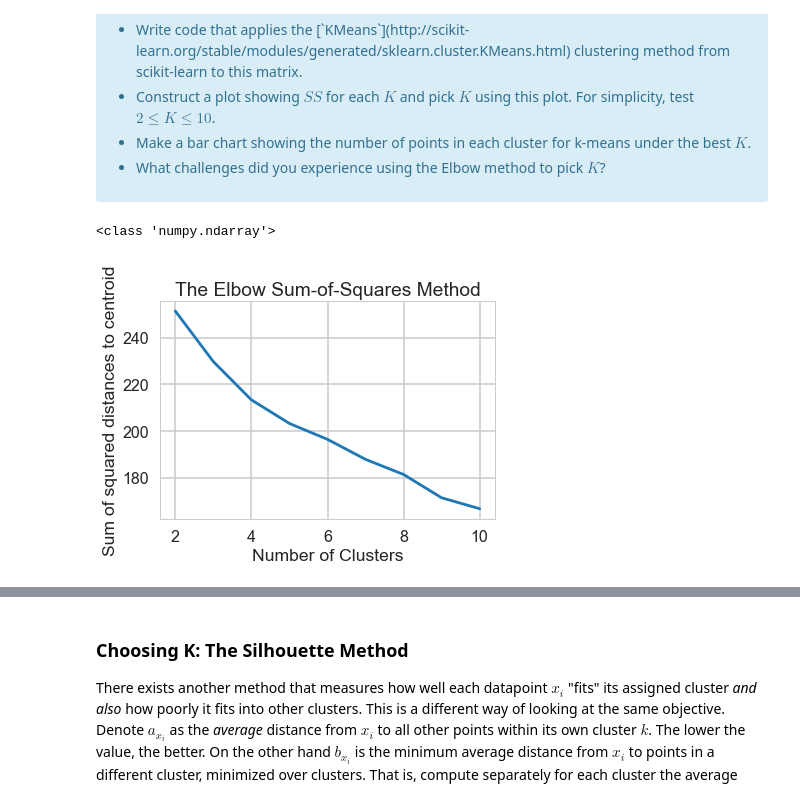
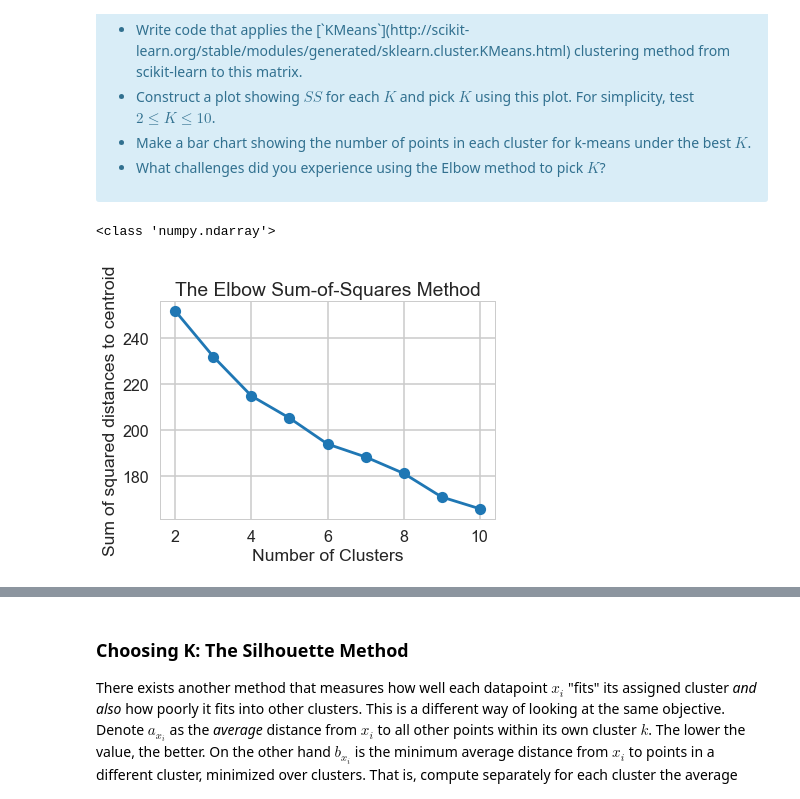
Before and after one commit to harsha-nilakantan/Springboard, a Jupyter notebook: 8.5 Introduction to Unsupervised Learning- Project/Customer Segmentation Using Clustering - Instructions and Exercise/Mini_Project_Clustering.ipynb, the cells around one changed output, grey strips where cells are left out. Drawn from its saved outputs; the diff is of its cells as text; code cells hidden in the pictures.

```diff
--- a/8.5 Introduction to Unsupervised Learning- Project/Customer Segmentation Using Clustering - Instructions and Exercise/Mini_Project_Clustering.ipynb
+++ b/8.5 Introduction to Unsupervised Learning- Project/Customer Segmentation Using Clustering - Instructions and Exercise/Mini_Project_Clustering.ipynb
@@ -130,35 +155,32 @@ where $x_i$ is a point, $C_k$ represents cluster $k$ and $\mu_k$ is the centroid
 # your turn
 
 # creating a numpy array out of the data frame
 x_cols = df_pivot_table.values
 print(type(x_cols))
 x_cols
 
 # importing KMeans
 from sklearn.cluster import KMeans
 #from sklearn.pipeline import make_pipeline
 
 k_range = range(2, 11)
 
 sum_of_squares = []
 labels = []
 for k in k_range:
     model = KMeans(n_clusters=k)
     model.fit(x_cols)
     labels.append(model.predict(x_cols))
     sum_of_squares.append(model.inertia_)
 
 #print(labels)
 #print(sum_of_squares)
 
-plt.plot(k_range, sum_of_squares)
+plt.plot(k_range, sum_of_squares, marker = "o")
 plt.xlabel("Number of Clusters")
 plt.ylabel("Sum of squared distances to centroid")
 plt.title("The Elbow Sum-of-Squares Method")
 plt.show()
-
-"""What challenges did you experience using the Elbow method to pick  𝐾 ?"""
-"""The elbow method did not yield a proper elbow that I could use to choose K"""
 # %% [output]
 <class 'numpy.ndarray'>
-[figure, old version]
+[figure, new version]
```
Also changed, not shown: parts of 30 cells of this notebook, 4 other files.
